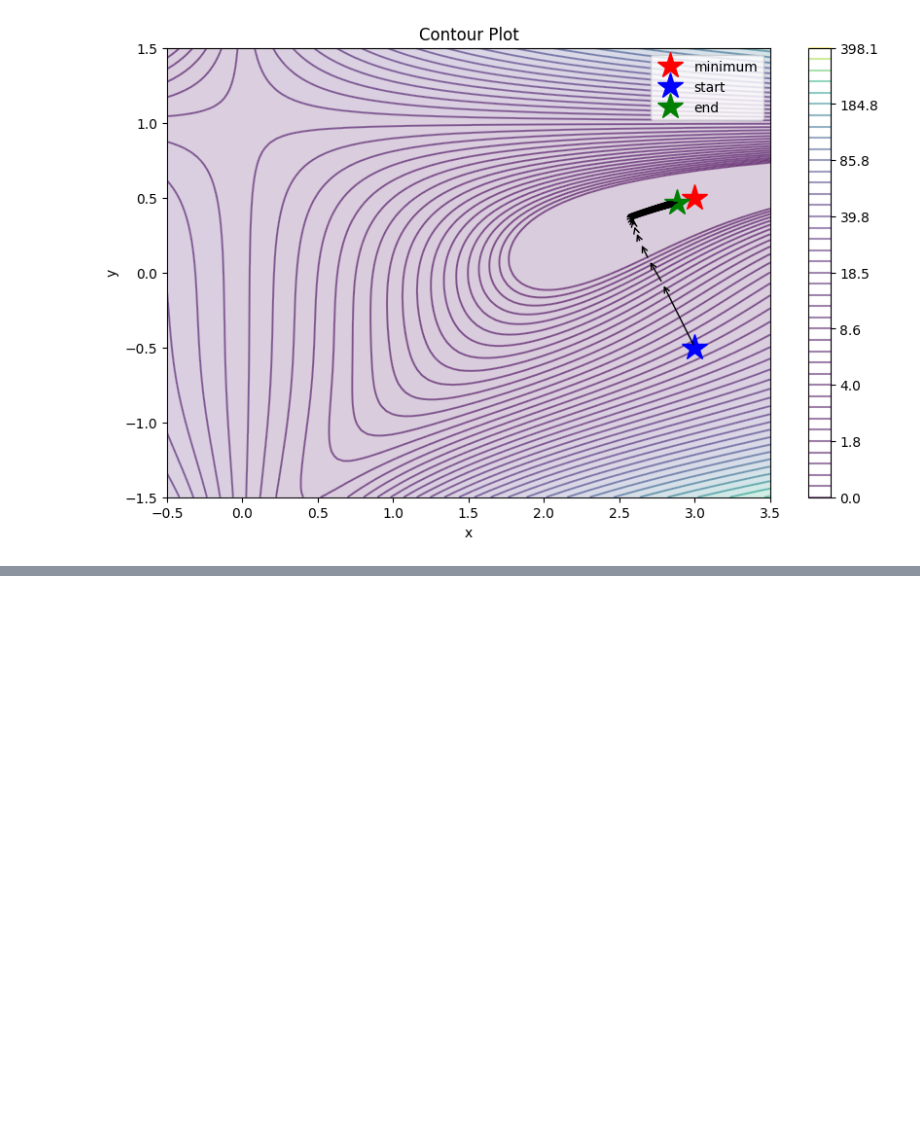
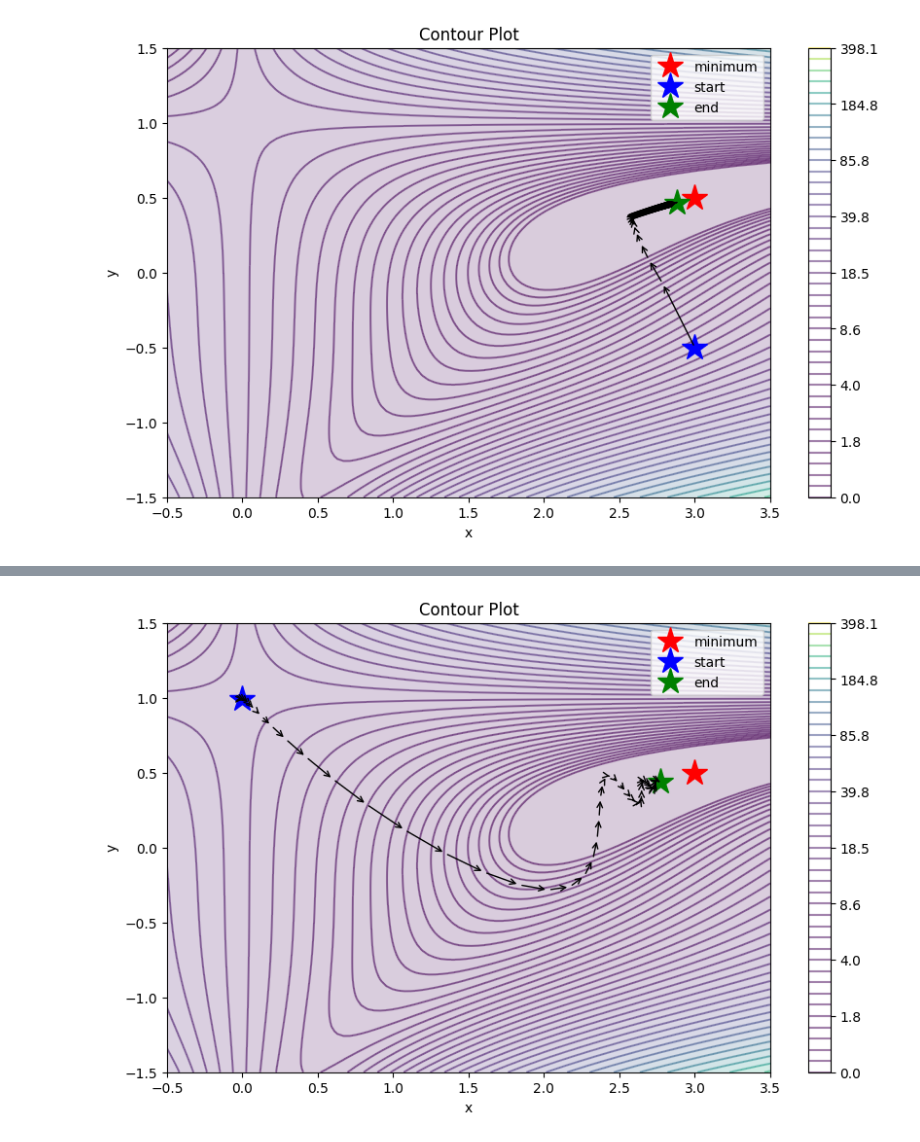
Before and after one commit to DnyaNvB/DeepLearning-Optimization-Methods, a Jupyter notebook: DL-optimization-functions.ipynb, the cells around one changed output, grey strips where cells are left out. Saved outputs shown, nothing was run; the diff lists cells and outputs as text; code cells hidden in the pictures; blank space fills up the shorter version.

```diff
--- a/DL-optimization-functions.ipynb
+++ b/DL-optimization-functions.ipynb
@@ -228,0 +268,19 @@ optimize_loss(beale, GD_update, params, states, hyper_params, is_first_order)
+# %%
+#@title {run: "auto"}
+start_x = 0. #@param {type:"slider", min:-0.5, max:3.5, step:0.1}
+start_y = 0.99 #@param {type:"slider", min:-1.5, max:1.5, step:0.1}
+learning_rate = 0.01 #@param {type:"slider", min:0, max:0.02,step:0.0005}
+momentum = 0.8 #@param {type:"slider", min:0, max:0.99, step:0.01}
+epochs = 50 #@param {type:"slider", min:1, max:150,step:1}
+is_first_order = True
+
+x = torch.tensor(start_x, dtype=torch.float32, requires_grad=True)
+y = torch.tensor(start_y, dtype=torch.float32, requires_grad=True)
+params = [x, y]
+changes = {param: torch.tensor(0., dtype=torch.float32) for param in params}
+hyper_params = {"lr": learning_rate, "momentum": momentum}
+states = {"changes": changes}
+
+optimize_loss(beale, momentum_update, params, states, hyper_params, is_first_order)
+# %% [output]
+[figure, added]
```
Also changed, not shown: parts of 3 cells of this notebook.
